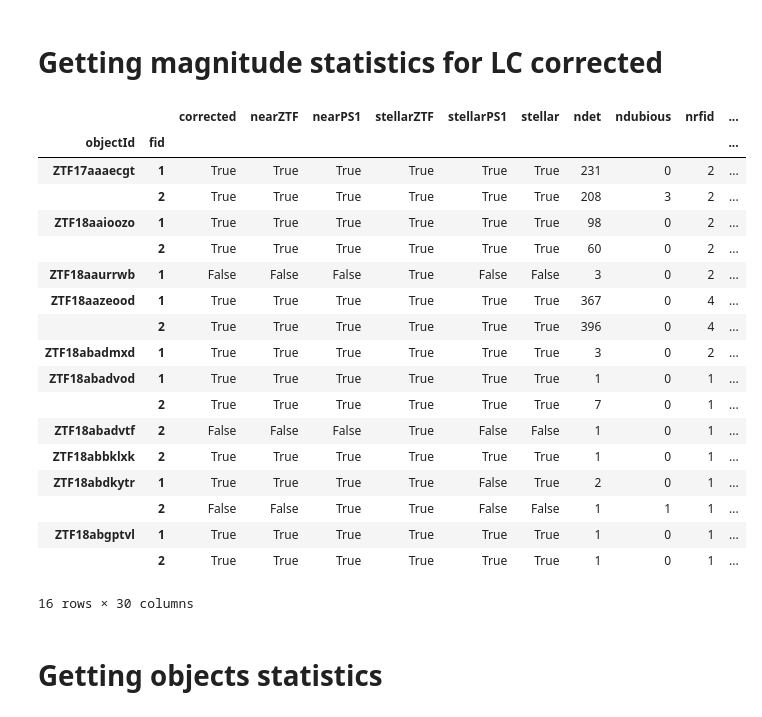
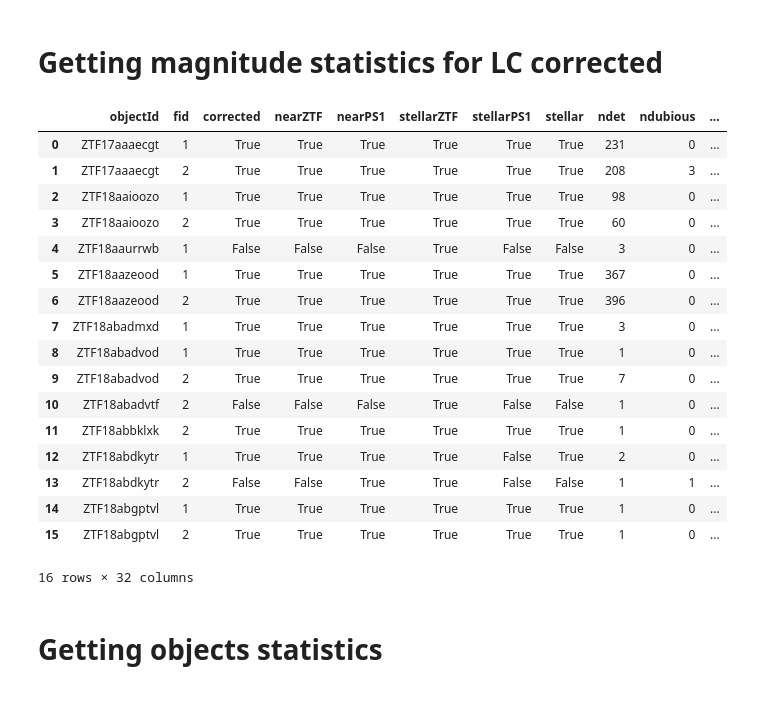
Before and after one commit to alercebroker/lc_correction, a Jupyter notebook: notebooks/use_case_bulk.ipynb, the cells around one changed output. Cells and saved outputs as stored; diff of their text form; code cells hidden in the pictures.

```diff
--- a/notebooks/use_case_bulk.ipynb
+++ b/notebooks/use_case_bulk.ipynb
@@ -41,5 +41,6 @@ del non_detections["jd"]
 Apply the `apply_correction_df` functon for all unique [objectId, fid] pairs.
 # %%
 corrected = detections.groupby(["objectId", "fid"]).apply(apply_correction_df)
+corrected.reset_index(inplace=True)
 display(corrected.head())
 # %% [output]
@@ -55,27 +55,27 @@ display(corrected.head())
 # Getting magnitude statistics for LC corrected
 # %%
 magstats = corrected.groupby(["objectId", "fid"]).apply(apply_mag_stats)
+magstats.reset_index(inplace=True)
 display(magstats)
 # %% [output]
-|  |  | corrected | nearZTF | nearPS1 | stellarZTF | stellarPS1 | stellar | ndet | ndubious | nrfid | ... |
-| objectId | fid |  |  |  |  |  |  |  |  |  | ... |
-| ZTF17aaaecgt | 1 | True | True | True | True | True | True | 231 | 0 | 2 | ... |
-|  | 2 | True | True | True | True | True | True | 208 | 3 | 2 | ... |
-| ZTF18aaioozo | 1 | True | True | True | True | True | True | 98 | 0 | 2 | ... |
-|  | 2 | True | True | True | True | True | True | 60 | 0 | 2 | ... |
-| ZTF18aaurrwb | 1 | False | False | False | True | False | False | 3 | 0 | 2 | ... |
-| ZTF18aazeood | 1 | True | True | True | True | True | True | 367 | 0 | 4 | ... |
-|  | 2 | True | True | True | True | True | True | 396 | 0 | 4 | ... |
-| ZTF18abadmxd | 1 | True | True | True | True | True | True | 3 | 0 | 2 | ... |
-| ZTF18abadvod | 1 | True | True | True | True | True | True | 1 | 0 | 1 | ... |
-|  | 2 | True | True | True | True | True | True | 7 | 0 | 1 | ... |
-| ZTF18abadvtf | 2 | False | False | False | True | False | False | 1 | 0 | 1 | ... |
-| ZTF18abbklxk | 2 | True | True | True | True | True | True | 1 | 0 | 1 | ... |
-| ZTF18abdkytr | 1 | True | True | True | True | False | True | 2 | 0 | 1 | ... |
-|  | 2 | False | False | True | True | False | False | 1 | 1 | 1 | ... |
-| ZTF18abgptvl | 1 | True | True | True | True | True | True | 1 | 0 | 1 | ... |
-|  | 2 | True | True | True | True | True | True | 1 | 0 | 1 | ... |
+|  | objectId | fid | corrected | nearZTF | nearPS1 | stellarZTF | stellarPS1 | stellar | ndet | ndubious | ... |
+| 0 | ZTF17aaaecgt | 1 | True | True | True | True | True | True | 231 | 0 | ... |
+| 1 | ZTF17aaaecgt | 2 | True | True | True | True | True | True | 208 | 3 | ... |
+| 2 | ZTF18aaioozo | 1 | True | True | True | True | True | True | 98 | 0 | ... |
+| 3 | ZTF18aaioozo | 2 | True | True | True | True | True | True | 60 | 0 | ... |
+| 4 | ZTF18aaurrwb | 1 | False | False | False | True | False | False | 3 | 0 | ... |
+| 5 | ZTF18aazeood | 1 | True | True | True | True | True | True | 367 | 0 | ... |
+| 6 | ZTF18aazeood | 2 | True | True | True | True | True | True | 396 | 0 | ... |
+| 7 | ZTF18abadmxd | 1 | True | True | True | True | True | True | 3 | 0 | ... |
+| 8 | ZTF18abadvod | 1 | True | True | True | True | True | True | 1 | 0 | ... |
+| 9 | ZTF18abadvod | 2 | True | True | True | True | True | True | 7 | 0 | ... |
+| 10 | ZTF18abadvtf | 2 | False | False | False | True | False | False | 1 | 0 | ... |
+| 11 | ZTF18abbklxk | 2 | True | True | True | True | True | True | 1 | 0 | ... |
+| 12 | ZTF18abdkytr | 1 | True | True | True | True | False | True | 2 | 0 | ... |
+| 13 | ZTF18abdkytr | 2 | False | False | True | True | False | False | 1 | 1 | ... |
+| 14 | ZTF18abgptvl | 1 | True | True | True | True | True | True | 1 | 0 | ... |
+| 15 | ZTF18abgptvl | 2 | True | True | True | True | True | True | 1 | 0 | ... |
-16 rows × 30 columns
+16 rows × 32 columns
 # %% [markdown]
 # Getting objects statistics
 # %%
```
Also changed, not shown: parts of 8 cells of this notebook, 2 other files.
